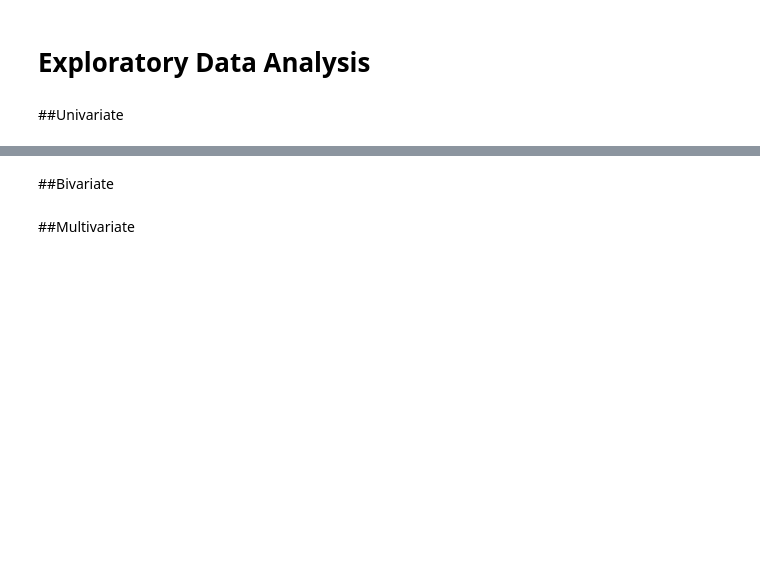
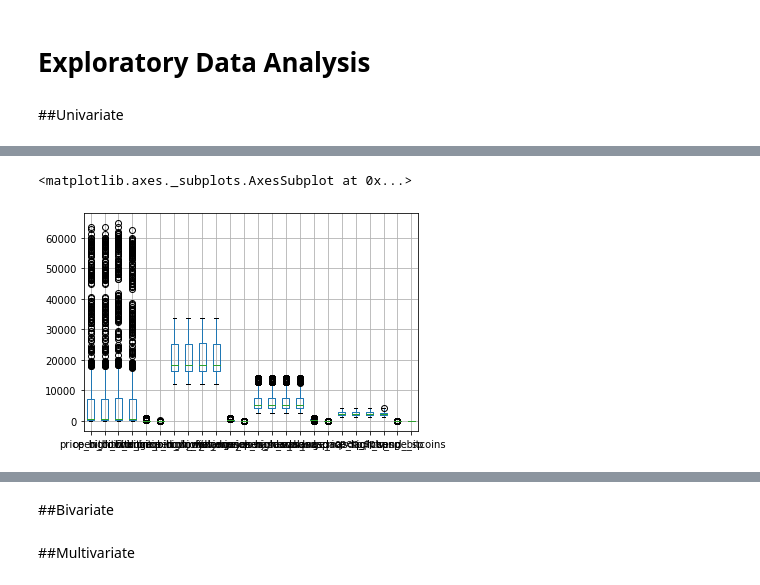
Before and after one commit to SiirenVincent/Bitcoin_Bubble_Prediction, a Jupyter notebook: Bitcoin_Project.ipynb, the cells around one changed output, grey strips where cells are left out. Drawn from its saved outputs; the diff is of its cells as text; code cells hidden in the pictures; blank space fills up the shorter version.

```diff
--- a/Bitcoin_Project.ipynb
+++ b/Bitcoin_Project.ipynb
@@ -70,0 +176,5 @@ warnings.filterwarnings(action='ignore')
+# %%
+bitcoin.plot.box(grid='True')
+# %% [output]
+<matplotlib.axes._subplots.AxesSubplot at 0x...>
+[figure, added]
```
Also changed, not shown: parts of 48 cells of this notebook.
